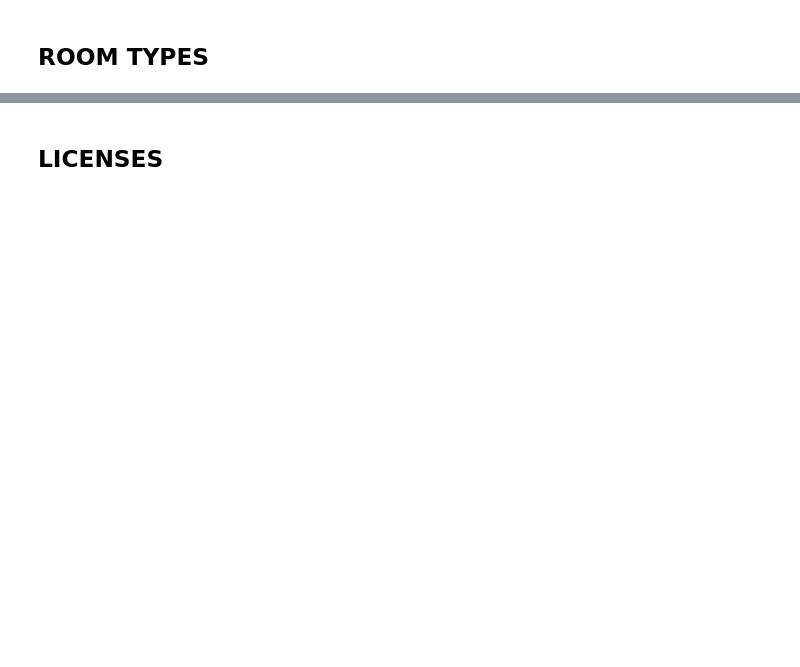
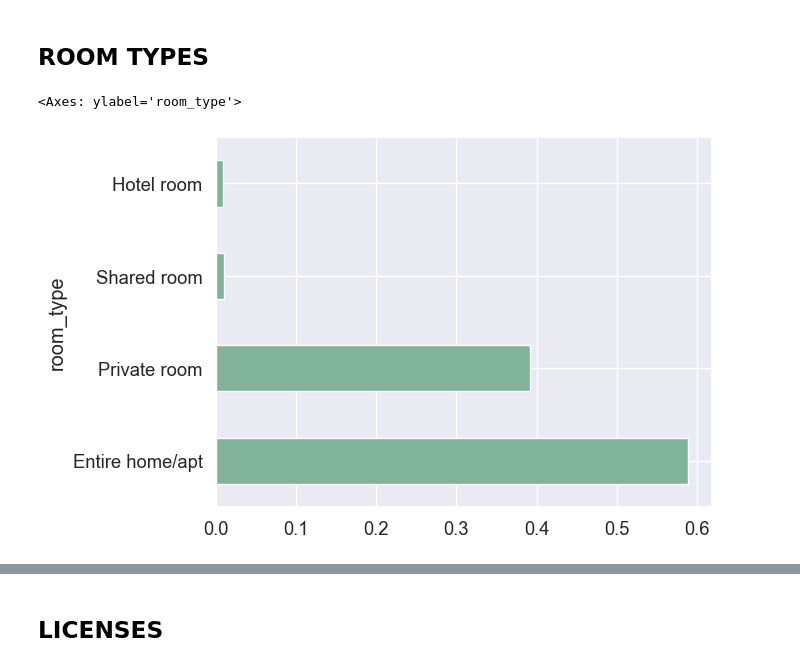
Before and after one commit to scheinmensch/Infringement_Detection_on_Airbnb, a Jupyter notebook: notebooks/Barcelona EDA.ipynb, the cells around one changed output, grey strips where cells are left out. Cells and saved outputs as stored; diff of their text form; code cells hidden in the pictures; blank space fills up the shorter version.

```diff
--- a/notebooks/Barcelona EDA.ipynb
+++ b/notebooks/Barcelona EDA.ipynb
@@ -197,2 +210,8 @@ sns.displot(data=bcn, x="price", hue='room_type', kind='hist')
 # %% [markdown]
 ## ROOM TYPES
+# %%
+# check distribution of room types
+bcn['room_type'].value_counts(normalize=True).sort_values(ascending=False).plot(kind='barh',color='#81B29A')
+# %% [output]
+<Axes: ylabel='room_type'>
+[figure, new version]
```
Also changed, not shown: parts of 67 cells of this notebook.
